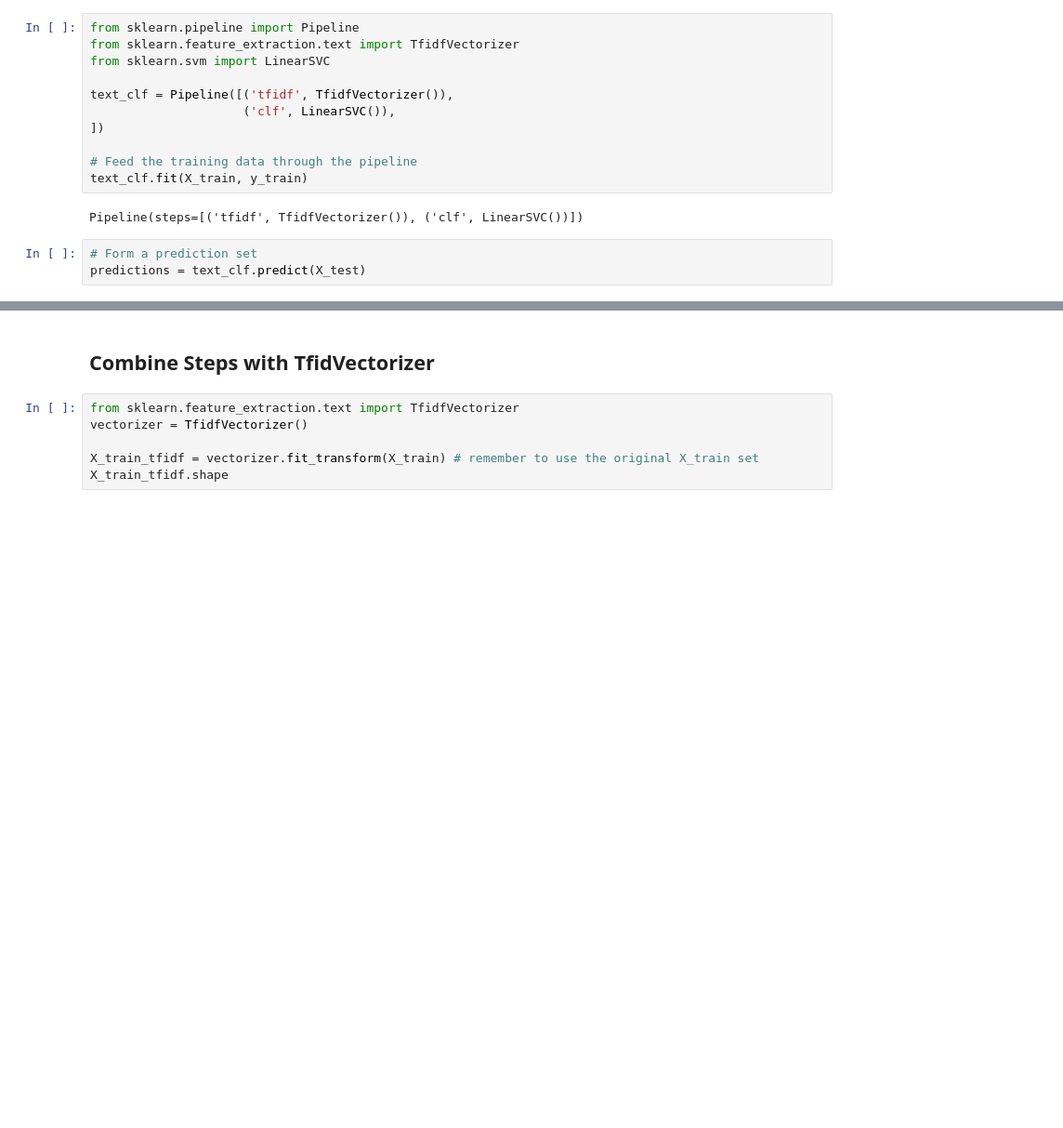
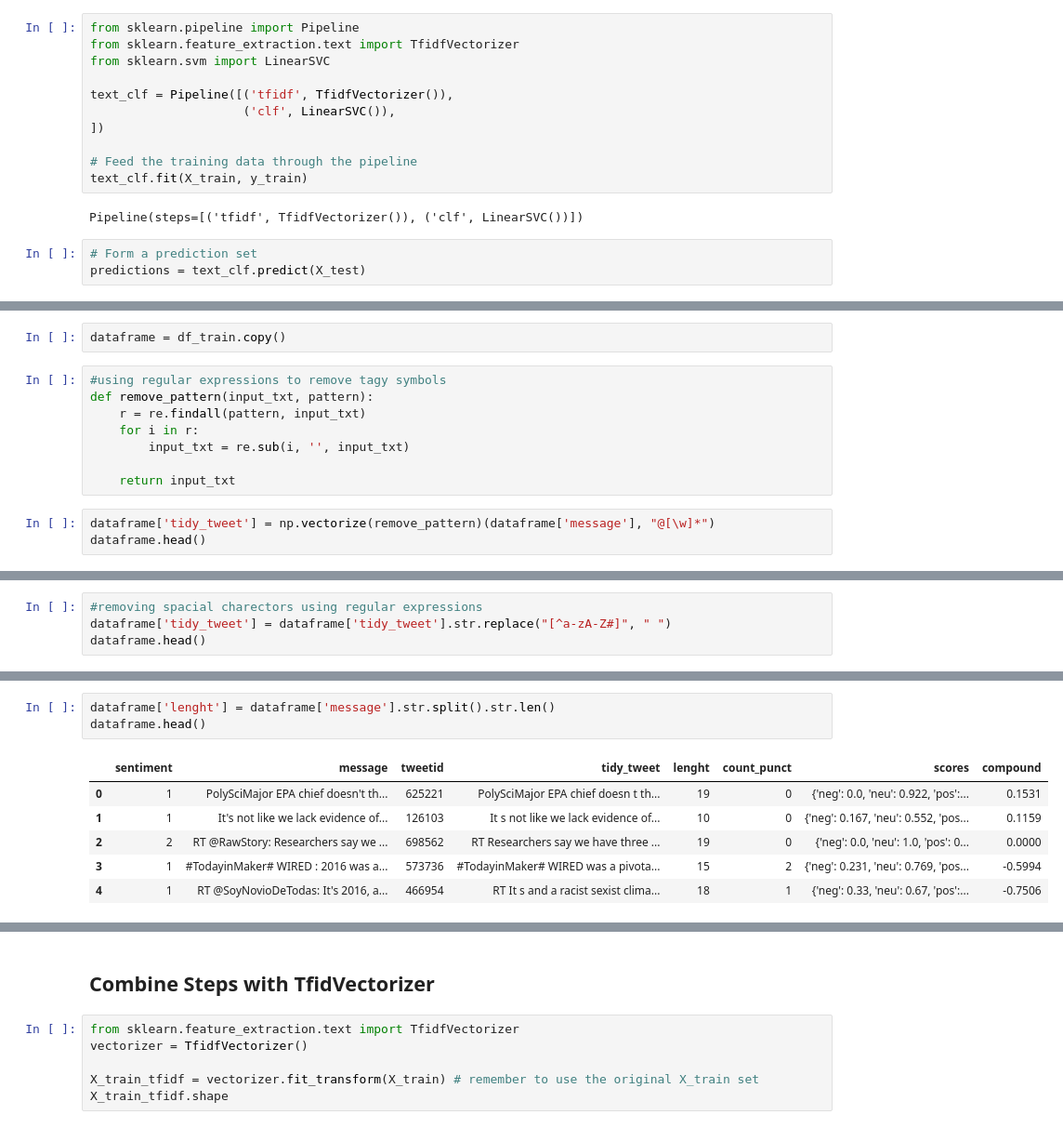
Before and after one commit to SibusisoTL/classification-predict, a Jupyter notebook: Classification_notebook.ipynb, the cells around one changed output, grey strips where cells are left out. Shown: that part at 93% size. Saved outputs shown, nothing was run; the diff lists cells and outputs as text; blank space fills up the shorter version.

```diff
--- a/Classification_notebook.ipynb
+++ b/Classification_notebook.ipynb
@@ -130,0 +164,13 @@ print(metrics.confusion_matrix(y_test,predictions))
+# %%
+dataframe = df_train.copy()
+# %%
+#using regular expressions to remove tagy symbols
+def remove_pattern(input_txt, pattern):
+    r = re.findall(pattern, input_txt)
+    for i in r:
+        input_txt = re.sub(i, '', input_txt)
+
+    return input_txt
+# %%
+dataframe['tidy_tweet'] = np.vectorize(remove_pattern)(dataframe['message'], "@[\w]*")
+dataframe.head()
@@ -130,0 +184,4 @@ print(metrics.confusion_matrix(y_test,predictions))
+# %%
+#removing spacial charectors using regular expressions
+dataframe['tidy_tweet'] = dataframe['tidy_tweet'].str.replace("[^a-zA-Z#]", " ")
+dataframe.head()
@@ -130,0 +195,10 @@ print(metrics.confusion_matrix(y_test,predictions))
+# %%
+dataframe['lenght'] = dataframe['message'].str.split().str.len()
+dataframe.head()
+# %% [output]
+|  | sentiment | message | tweetid | tidy_tweet | lenght | count_punct | scores | compound |
+| 0 | 1 | PolySciMajor EPA chief doesn't th... | 625221 | PolySciMajor EPA chief doesn t th... | 19 | 0 | {'neg': 0.0, 'neu': 0.922, 'pos':... | 0.1531 |
+| 1 | 1 | It's not like we lack evidence of... | 126103 | It s not like we lack evidence of... | 10 | 0 | {'neg': 0.167, 'neu': 0.552, 'pos... | 0.1159 |
+| 2 | 2 | RT @RawStory: Researchers say we ... | 698562 | RT Researchers say we have three ... | 19 | 0 | {'neg': 0.0, 'neu': 1.0, 'pos': 0... | 0.0000 |
+| 3 | 1 | #TodayinMaker# WIRED : 2016 was a... | 573736 | #TodayinMaker# WIRED was a pivota... | 15 | 2 | {'neg': 0.231, 'neu': 0.769, 'pos... | -0.5994 |
+| 4 | 1 | RT @SoyNovioDeTodas: It's 2016, a... | 466954 | RT It s and a racist sexist clima... | 18 | 1 | {'neg': 0.33, 'neu': 0.67, 'pos':... | -0.7506 |
```
Also changed, not shown: parts of 54 cells of this notebook, 3 other files.
